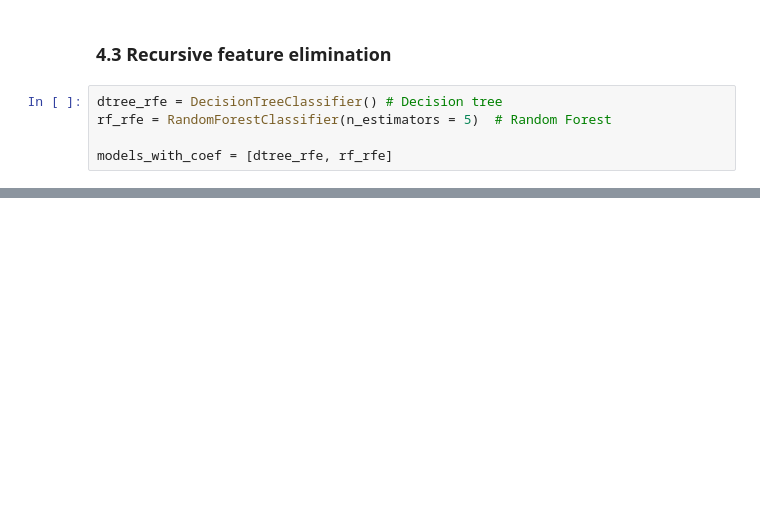
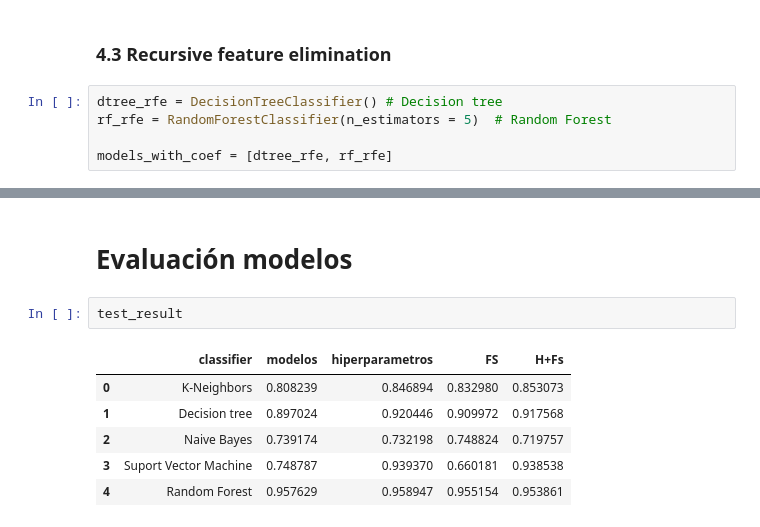
Before and after one commit to nmartinser/Telerehabilitation, a Jupyter notebook: notebooks/ml_gestureLabel.ipynb, the cells around one changed output, grey strips where cells are left out. Drawn from its saved outputs; the diff is of its cells as text; blank space fills up the shorter version.

```diff
--- a/notebooks/ml_gestureLabel.ipynb
+++ b/notebooks/ml_gestureLabel.ipynb
@@ -288,0 +387,11 @@ seleccion_variables(models_with_coef, train_X, train_y)
+# %% [markdown]
+# Evaluación modelos
+# %%
+test_result
+# %% [output]
+|  | classifier | modelos | hiperparametros | FS | H+Fs |
+| 0 | K-Neighbors | 0.808239 | 0.846894 | 0.832980 | 0.853073 |
+| 1 | Decision tree | 0.897024 | 0.920446 | 0.909972 | 0.917568 |
+| 2 | Naive Bayes | 0.739174 | 0.732198 | 0.748824 | 0.719757 |
+| 3 | Suport Vector Machine | 0.748787 | 0.939370 | 0.660181 | 0.938538 |
+| 4 | Random Forest | 0.957629 | 0.958947 | 0.955154 | 0.953861 |
```
Also changed, not shown: parts of 15 cells of this notebook, 2 other files.
